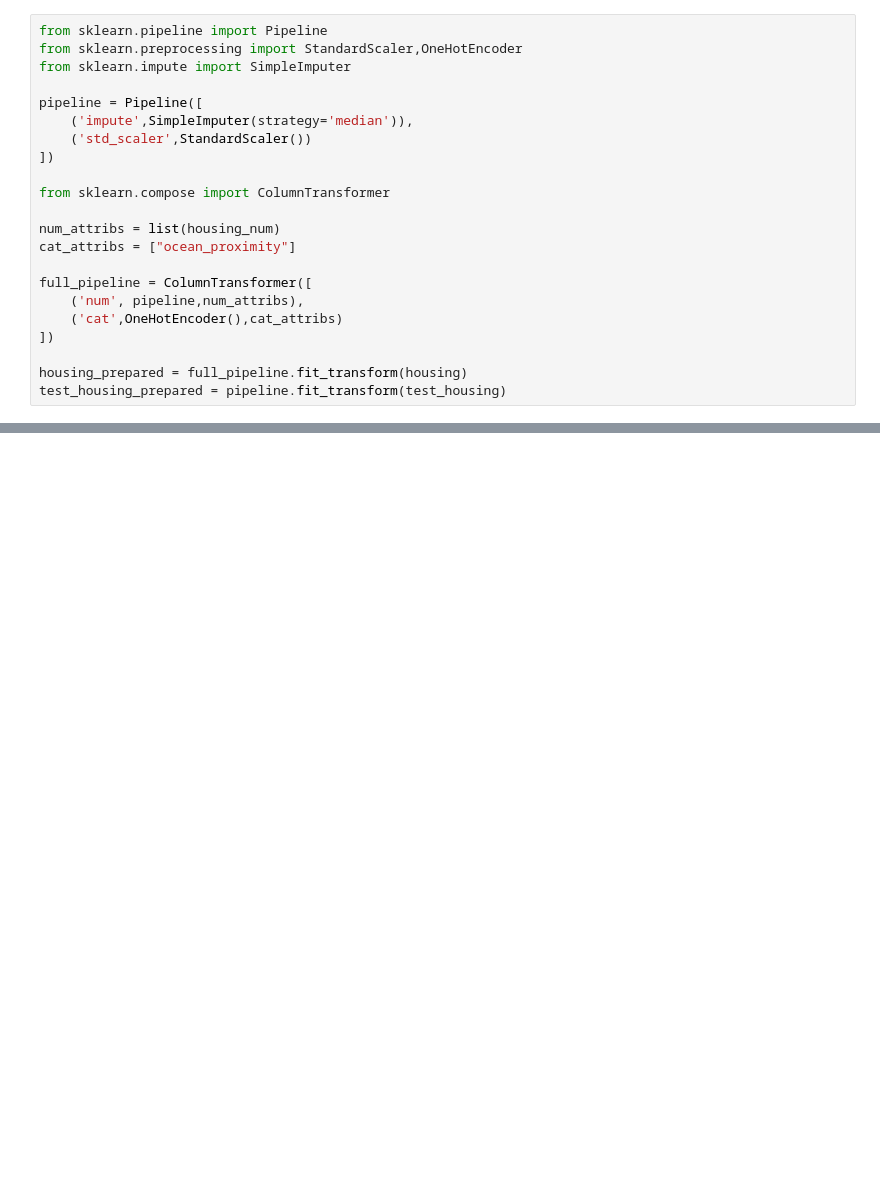
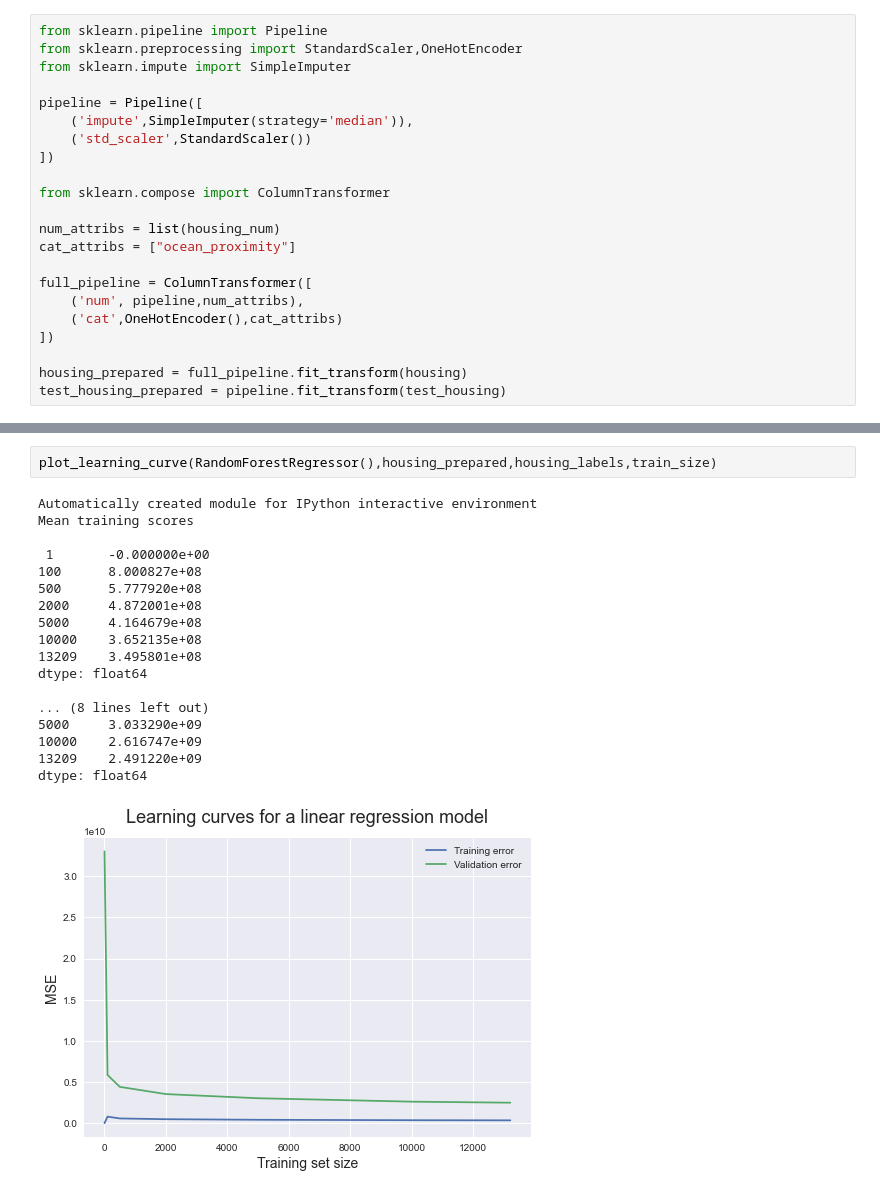
Before and after one commit to tranduckhoatcu/Hands-On-Machine-Learning-with-Scikit-Learn-Keras-and-TensorFlow, a Jupyter notebook: Chapter 5/SVM on California Housing Dataset.ipynb, the cells around one changed output, grey strips where cells are left out. Drawn from its saved outputs; the diff is of its cells as text; blank space fills up the shorter version.

```diff
--- a/Chapter 5/SVM on California Housing Dataset.ipynb
+++ b/Chapter 5/SVM on California Housing Dataset.ipynb
@@ -218,0 +257,21 @@ array([[-1.15604281,  0.77194962,  0.74333089, ...,  0.        ,
+# %%
+plot_learning_curve(RandomForestRegressor(),housing_prepared,housing_labels,train_size)
+# %% [output]
+Automatically created module for IPython interactive environment
+Mean training scores
+
+ 1       -0.000000e+00
+100      8.000827e+08
+500      5.777920e+08
+2000     4.872001e+08
+5000     4.164679e+08
+10000    3.652135e+08
+13209    3.495801e+08
+dtype: float64
+
+... (8 lines left out)
+5000     3.033290e+09
+10000    2.616747e+09
+13209    2.491220e+09
+dtype: float64
+[figure, added]
```
Also changed, not shown: parts of 4 cells of this notebook.
